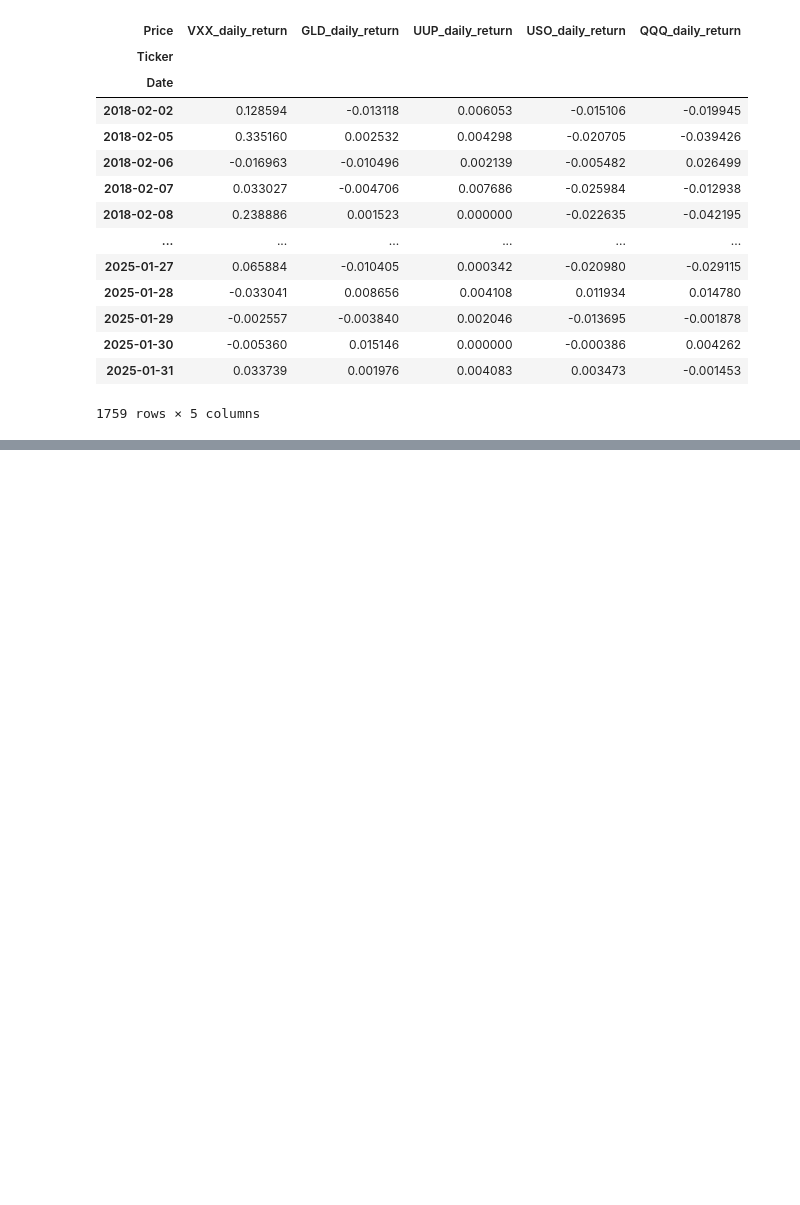
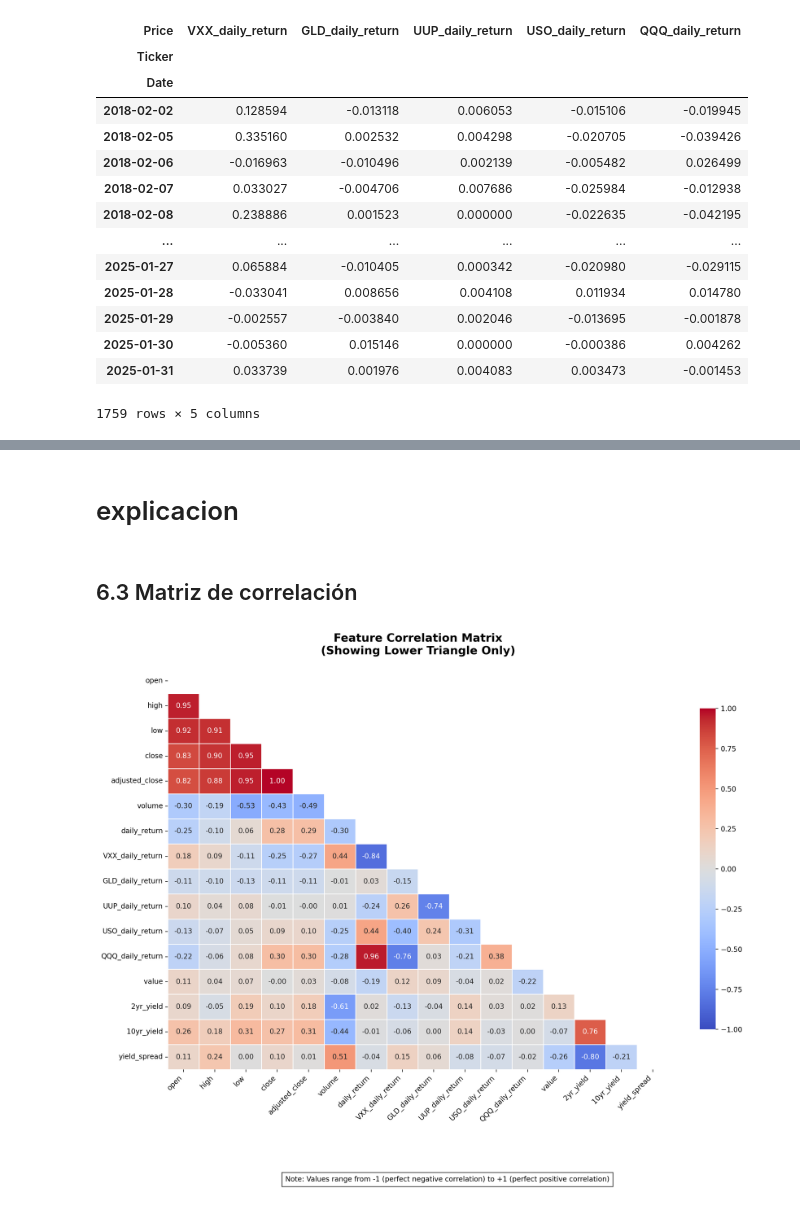
Before and after one commit to ivan-a30/Proyecto-Trading, a Jupyter notebook: SP500-Predicction.ipynb, the cells around one changed output, grey strips where cells are left out. Saved outputs shown, nothing was run; the diff lists cells and outputs as text; code cells hidden in the pictures; blank space fills up the shorter version.

```diff
--- a/SP500-Predicction.ipynb
+++ b/SP500-Predicction.ipynb
@@ -338,0 +569,42 @@ df
+# %% [markdown]
+# explicacion
+# %% [markdown]
+## 6.3 Matriz de correlación
+# %%
+numeric_df = df.select_dtypes(include=['number', 'float', 'int'])  # More comprehensive numeric selection
+
+plt.figure(figsize=(14, 10), dpi=200)
+correlation_matrix = numeric_df.corr()
+
+# Create mask for upper triangle to avoid redundancy
+mask = np.triu(np.ones_like(correlation_matrix, dtype=bool))
+
+# Enhanced heatmap with better styling
+sns.heatmap(correlation_matrix,
+            mask=mask,
+            annot=True,
+            cmap='coolwarm',
+            fmt='.2f',
+            center=0,
+            vmin=-1,
+            vmax=1,
+            linewidths=0.5,
+            annot_kws={'size': 10},
+            cbar_kws={'shrink': 0.8})
+
+plt.title('Feature Correlation Matrix\n(Showing Lower Triangle Only)',
+         fontsize=16, pad=20, fontweight='bold')
+plt.xticks(rotation=45, ha='right', fontsize=10)
+plt.yticks(rotation=0, fontsize=10)
+
+# Add explanatory note
+plt.figtext(0.5, -0.1,
+           "Note: Values range from -1 (perfect negative correlation) to +1 (perfect positive correlation)",
+           ha="center",
+           fontsize=10,
+           bbox={"facecolor":"white", "alpha":0.8, "pad":5})
+
+plt.tight_layout()
+plt.show()
+# %% [output]
+[figure, added]
```
Also changed, not shown: parts of 46 cells of this notebook.
